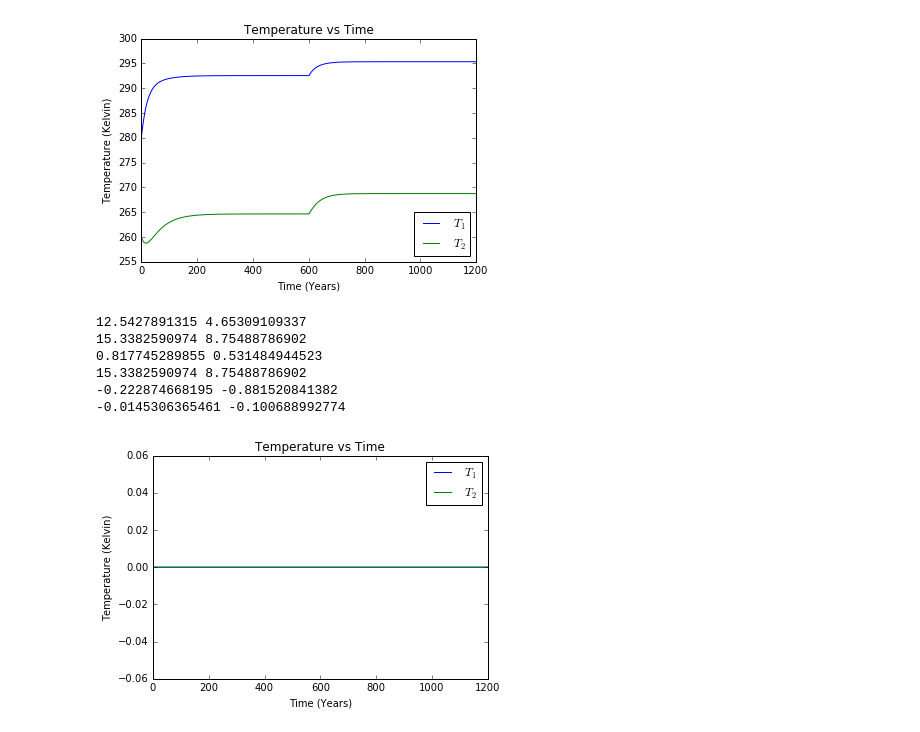
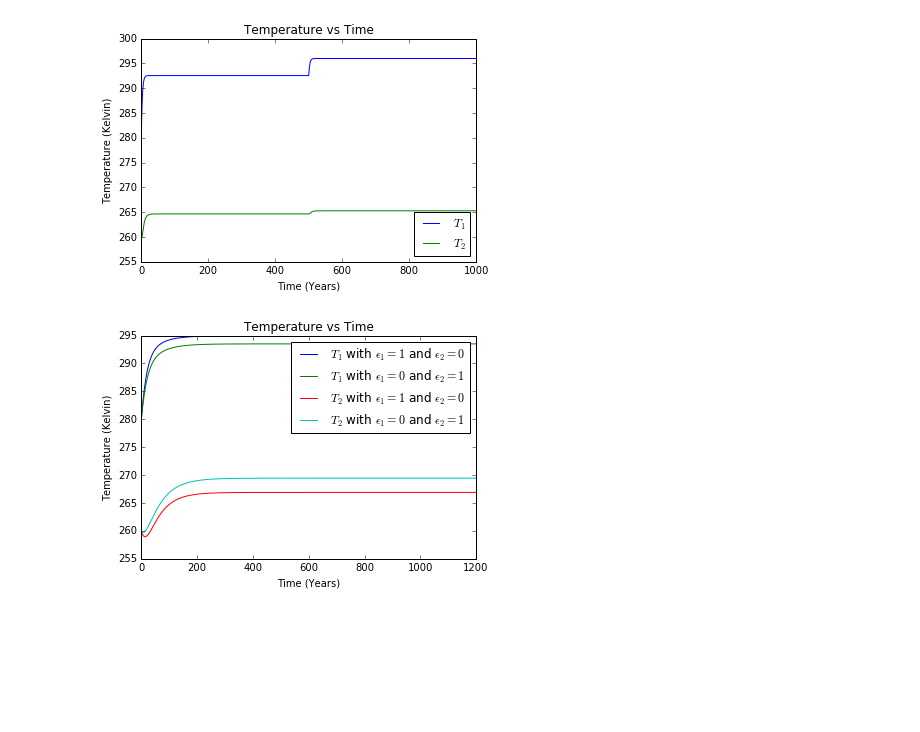
Before and after one commit to ccovington1959/Climate-Model, a Jupyter notebook: Climate Model.ipynb, the cells around one changed output. Saved outputs shown, nothing was run; the diff lists cells and outputs as text; code cells hidden in the pictures; blank space fills up the shorter version.

Commit message:
I added simulations to use forcing

```diff
--- a/Climate Model.ipynb
+++ b/Climate Model.ipynb
@@ -66,21 +202,23 @@ dT2phi = T2[-1] - T2[0]  # ΔT_2,α for a fixed a value
 # %%
-epsilon = 0.0            # forcing parameter
-maxtime = 1200           # sets length of simulation
+# Bottom-down
+epsilon1 = 0.0            # forcing parameter
+epsilon2 = 0.0
 t = arange(0,maxtime,dt) # time array
 T1 = zeros(maxtime)      # temperature array for T_1 box
 T2 = zeros(maxtime)      # temperature array for T_2 box
-F = zeros(maxtime)       # atmospheric heat transport array
+a = zeros(maxtime)       # atmospheric heat transport array
 T1[0] = T10              # sets initial temperature for T_1 box
 T2[0] = T20              # sets initial temperature for T_2 box
 for i in range(0,len(t)-1):                    # creates loop that cycles through all arrays
-    F[i] = newF(F0,gamma1,gamma2,T1[i],T2[i])  # sets new F value
-    if i <= 600:
-        a = newa(T1[i],T2[i],Tice)             # recreates simulation above
+    a[i] = newa(T1[i],T2[i])  # sets new F value
+    if i < maxtime / 2.0:
+        T1eqbottomdown = T1[i]
+        T2eqbottomdown = T2[i]
     else:
-        epsilon = 1.0                          # when the temperatures sufficiently reach equillibrium, will set new forcing parameter
-        a = afix                               # when the temperatures sufficiently reach equillibrium, fixes a value
-    T1[i+1] = T1[i] + (HdT1(S1,F[i],A,B,T1[i],epsilon)) / H * dt           # updates temperature value for T_1 box
-    T2[i+1] = T2[i] + (HdT2(S2,alpha,a,F[i],A,B,T2[i],epsilon)) / H * dt   # updates temperature value for T_2 box
+        epsilon1 = 1.0      # when the temperatures sufficiently reach equillibrium, will set new forcing parameter
+        epsilon2 = 0.0
+    T1[i+1] = T1[i] + (HdT1(Ffix,T1[i],epsilon1)) / H * dt           # updates temperature value for T_1 box
+    T2[i+1] = T2[i] + (HdT2(a[i],Ffix,T2[i],epsilon2)) / H * dt   # updates temperature value for T_2 box
 plot(t,T1,label="$T_1$")        # plots temperature vs time graph for T_1 box
 plot(t,T2,label="$T_2$")        # plots temperature vs time graph for T_2 box
 legend(loc="best")
@@ -89,28 +227,4 @@ xlabel("Time (Years)")
 title("Temperature vs Time")
 show()
 # %% [output]
-[figure, old version]
+[figure, new version]
-# %%
-dT10phi = T1[-1] - T1[0]
-dT20phi = T2[-1] - T2[0]
-GT1phi = dT1phi / dT10phi
-GT2phi = dT2phi / dT20phi
-lambdaT1 = dT10phi / epsilon
-lambdaT2 = dT20phi / epsilon
-fT1 = -1.0 / GT1phi + 1.0
-fT2 = -1.0 / GT2phi + 1.0
-cT1 = fT1 / lambdaT1
-cT2 = fT2 / lambdaT2
-print(dT1phi,dT2phi)
-print(dT10phi,dT20phi)
-print(GT1phi,GT2phi)
-print(lambdaT1,lambdaT2)
-print(fT1,fT2)
-print(cT1,cT2)
-# %% [output]
-12.5427891315 4.65309109337
-15.3382590974 8.75488786902
-0.817745289855 0.531484944523
-15.3382590974 8.75488786902
--0.222874668195 -0.881520841382
--0.0145306365461 -0.100688992774
@@ -117,27 +234,30 @@ print(cT1,cT2)
 # %%
 epsilon = [[1.0,0.0],[0.0,1.0]]
+length = len(epsilon)
 maxtime = 1200           # sets length of simulation
 t = arange(0,maxtime,dt) # time array
-T1 = zeros((2,maxtime))      # temperature array for T_1 box
-T2 = zeros((2,maxtime))      # temperature array for T_2 box
-F = zeros((2,maxtime))       # atmospheric heat transport array
-a = zeros((2,maxtime))
-T1[0,:] = T10              # sets initial temperature for T_1 box
-T2[0,:] = T20              # sets initial temperature for T_2 box
-for i in range(0,1):
+T1 = zeros((length,maxtime))      # temperature array for T_1 box
+T2 = zeros((length,maxtime))      # temperature array for T_2 box
+F = zeros((length,maxtime))       # atmospheric heat transport array
+a = zeros((length,maxtime))
+T1[:,0] = T10              # sets initial temperature for T_1 box
+T2[:,0] = T20              # sets initial temperature for T_2 box
+for i in range(0,length):
     epsilon1 = epsilon[i][0]
     epsilon2 = epsilon[i][1]
     for j in range(0,len(t)-1):                    # creates loop that cycles through all arrays
         F[i][j] = newF(F0,gamma1,gamma2,T1[i][j],T2[i][j])  # sets new F value
         a[i][j] = newa(T1[i][j],T2[i][j],Tice)             # recreates simulation above
         T1[i][j+1] = T1[i][j] + (HdT1(S1,F[i][j],A,B,T1[i][j],epsilon1)) / H * dt           # updates temperature value for T_1 box
         T2[i][j+1] = T2[i][j] + (HdT2(S2,alpha,a[i][j],F[i][j],A,B,T2[i][j],epsilon2)) / H * dt   # updates temperature value for T_2 box
-plot(t,T1[1],label="$T_1$")        # plots temperature vs time graph for T_1 box
-plot(t,T2[1],label="$T_2$")        # plots temperature vs time graph for T_2 box
+plot(t,T1[0],label="$T_1$ with $\epsilon_1=1$ and $\epsilon_2=0$")        # plots temperature vs time graph for T_1 box
+plot(t,T1[1],label="$T_1$ with $\epsilon_1=0$ and $\epsilon_2=1$")        # plots temperature vs time graph for T_2 box
+plot(t,T2[0],label="$T_2$ with $\epsilon_1=1$ and $\epsilon_2=0$")
+plot(t,T2[1],label="$T_2$ with $\epsilon_1=0$ and $\epsilon_2=1$")
 legend(loc="best")
 ylabel("Temperature (Kelvin)")
 xlabel("Time (Years)")
 title("Temperature vs Time")
 show()
 # %% [output]
-[figure, old version]
+[figure, new version]
```
Also changed, not shown: parts of 13 cells of this notebook.
